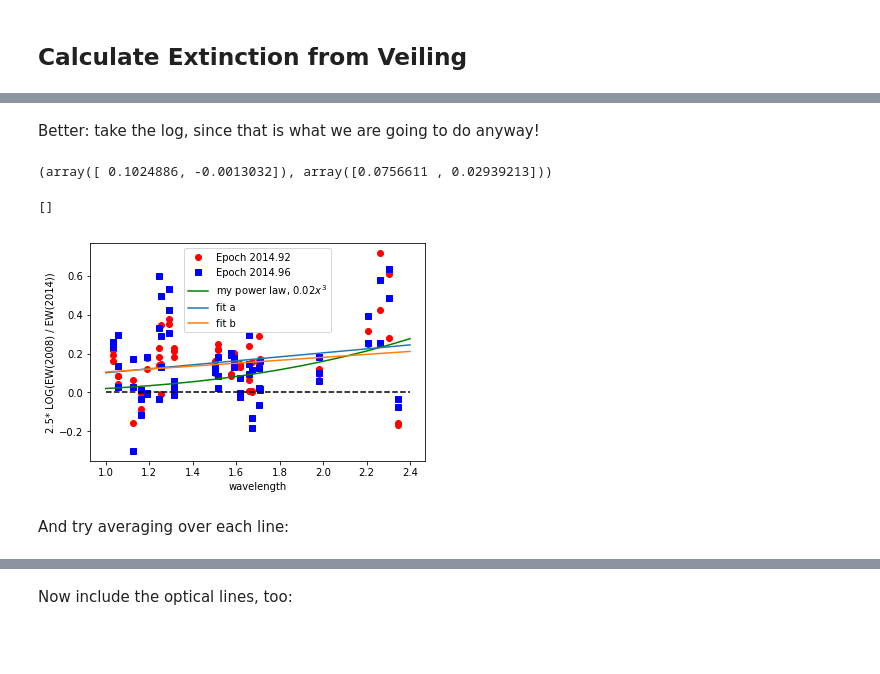
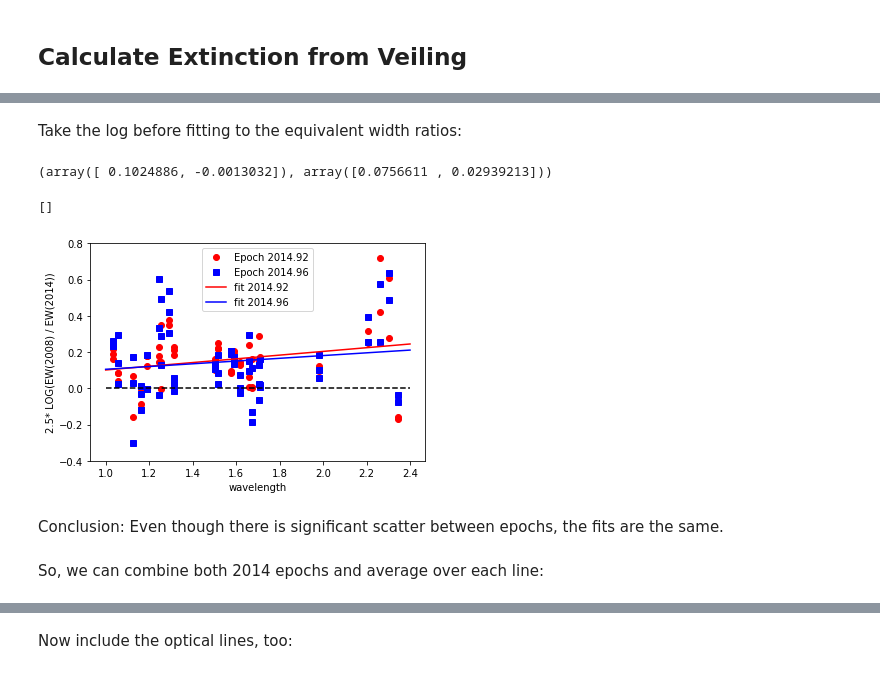
Before and after one commit to krislars/AA_Tau_Covey, a Jupyter notebook: AATau_3_veiling.ipynb, the cells around one changed output, grey strips where cells are left out. Saved outputs shown, nothing was run; the diff lists cells and outputs as text; code cells hidden in the pictures; blank space fills up the shorter version.

```diff
--- a/AATau_3_veiling.ipynb
+++ b/AATau_3_veiling.ipynb
@@ -519,5 +410,5 @@ plt.plot()
-# %% [markdown]
-Better: take the log, since that is what we are going to do anyway!
+# %% [markdown]
+Take the log before fitting to the equivalent width ratios:
 # %%
 za=np.polyfit(t2014a['LineLambda'] , 2.5*np.log10(EWratio_a), 1)
 zb=np.polyfit(t2014b['LineLambda'] , 2.5*np.log10(EWratio_b), 1)
@@ -527,19 +418,21 @@ za, zb
 # %%
 plt.plot(t2014a['LineLambda'], 2.5*np.log10(EWratio_a), 'ro', label='Epoch 2014.92')
 plt.plot(t2014b['LineLambda'], 2.5*np.log10(EWratio_b), 'bs', label='Epoch 2014.96')
 
 x=np.arange(1,2.5,.1)
-plt.plot(x,0.02*x**3,'-g',label='my power law, $0.02 x^3$')
-plt.plot(x,za[1]+za[0]*x,label='fit a')
-plt.plot(x,zb[1]+zb[0]*x,label='fit b')
+plt.plot(x,za[1]+za[0]*x,'r',label='fit 2014.92')
+plt.plot(x,zb[1]+zb[0]*x,'b',label='fit 2014.96')
 
 plt.xlabel('wavelength')
 plt.ylabel('2.5* LOG(EW(2008) / EW(2014))')
 plt.plot([1,2.4],[0,0],'--k')
+plt.ylim([-.4,.8])
 plt.legend()
 plt.plot()
 # %% [output]
 []
-[figure, old version]
+[figure, new version]
-# %% [markdown]
-And try averaging over each line:
+# %% [markdown]
+Conclusion: Even though there is significant scatter between epochs, the fits are the same.
+# %% [markdown]
+So, we can combine both 2014 epochs and average over each line:
```
Also changed, not shown: parts of 42 cells of this notebook, 4 other files.
